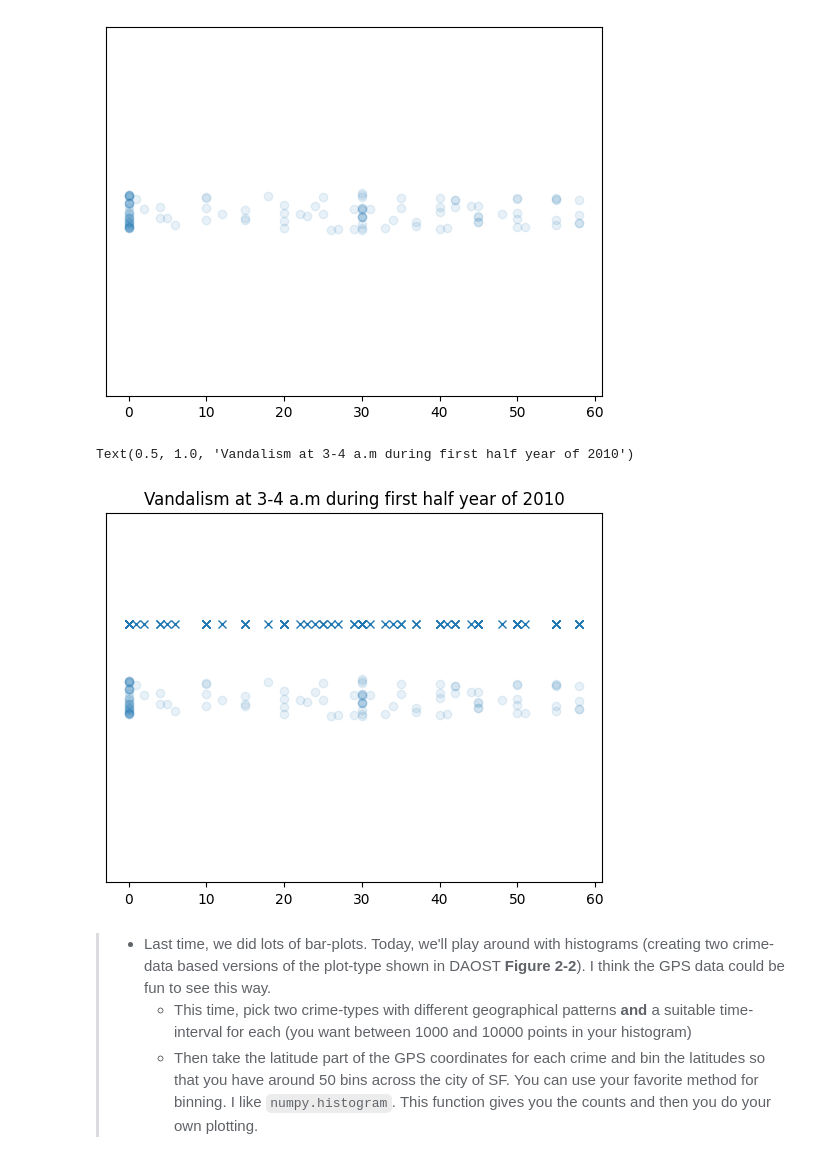
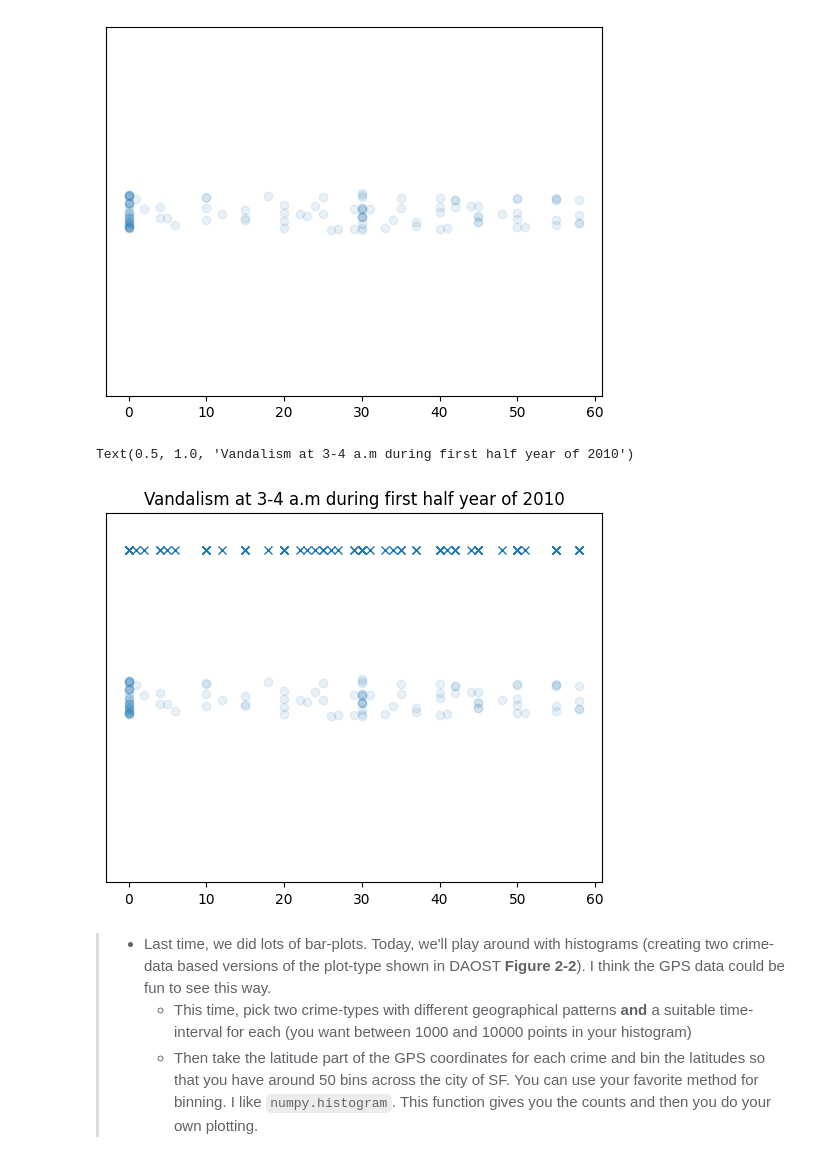
Before and after one commit to AleksandarLukic96/02806_Social_Data, a Jupyter notebook: notebooks/W3_Vic.ipynb, the cells around one changed output. Drawn from its saved outputs; the diff is of its cells as text; code cells hidden in the pictures.

```diff
--- a/notebooks/W3_Vic.ipynb
+++ b/notebooks/W3_Vic.ipynb
@@ -97,15 +97,15 @@ Crimes at 3-4 a.m during first half year of 2010:  113
 [figure]
 # %%
 #Combine the two plots
-plt.plot(vandalism_2010_1_6_4['Minute'], np.zeros_like(vandalism_2010_1_6_4['Minute']) + 0.04, 'x')
+plt.plot(vandalism_2010_1_6_4['Minute'], np.zeros_like(vandalism_2010_1_6_4['Minute']) + 0.08, 'x')
 plt.scatter(vandalism_2010_1_6_4['Minute'], y, alpha=0.1)
 plt.ylim(-0.1, 0.1)
 plt.yticks([])
 #Title Vandalism at 3-4 a.m during first half year of 2010
 plt.title("Vandalism at 3-4 a.m during first half year of 2010")
 # %% [output]
 Text(0.5, 1.0, 'Vandalism at 3-4 a.m during first half year of 2010')
-[figure, old version]
+[figure, new version]
 # %% [markdown]
 > * Last time, we did lots of bar-plots. Today, we'll play around with histograms (creating two crime-data based versions of the plot-type shown in DAOST **Figure 2-2**). I think the GPS data could be fun to see this way.
 >   * This time, pick two crime-types with different geographical patterns **and** a suitable time-interval for each (you want between 1000 and 10000 points in your histogram)
```
Also changed, not shown: 2 other files.
